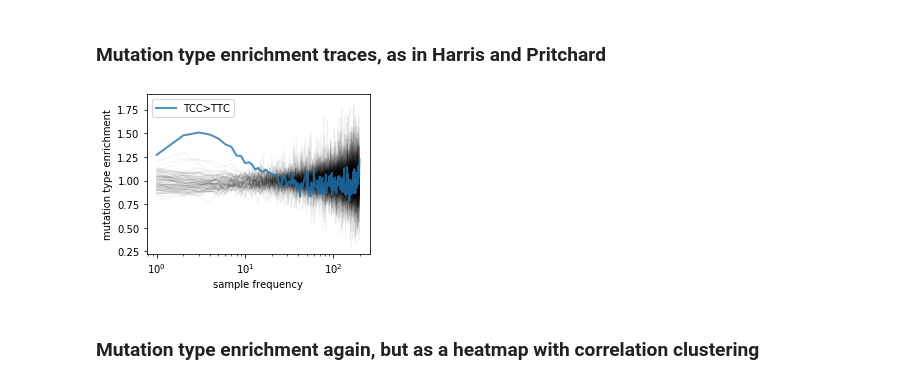
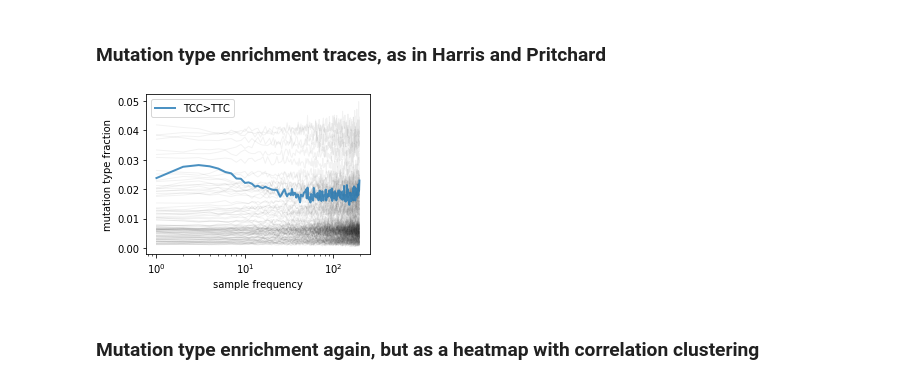
Before and after one commit to harrispopgen/mushi, a Jupyter notebook: 1KG.ipynb, the cells around one changed output. Saved outputs shown, nothing was run; the diff lists cells and outputs as text; code cells hidden in the pictures.

```diff
--- a/1KG.ipynb
+++ b/1KG.ipynb
@@ -95,19 +96,19 @@ plt.show()
 ### Mutation type enrichment traces, as in Harris and Pritchard
 # %%
 plt.figure(figsize=(4, 3))
-foo = ksfs_CEU
-foo = foo / foo.values.sum(1, keepdims=True)
-foo = foo / foo.mean(0)
+foo = ksfs_CEU / ksfs_CEU.values.sum(1, keepdims=True)
+# foo = foo / foo.mean(0)
 plt.plot(foo, c='k', lw=1, alpha=0.05)
 plt.plot(foo['TCC>TTC'], label='TCC>TTC', c='C0', lw=2, alpha=0.8)
 plt.xlabel('sample frequency')
-plt.ylabel('mutation type enrichment')
+plt.ylabel('mutation type fraction')
 plt.xscale('log')
 plt.legend()
 plt.tight_layout()
+plt.savefig('/Users/williamdewitt/Downloads/X_twiggle.pdf')
 plt.show()
 # %% [output]
-[figure, old version]
+[figure, new version]
 # %% [markdown]
 ### Mutation type enrichment again, but as a heatmap with correlation clustering
 # %%
```
Also changed, not shown: parts of 12 cells of this notebook, 1 other file.
